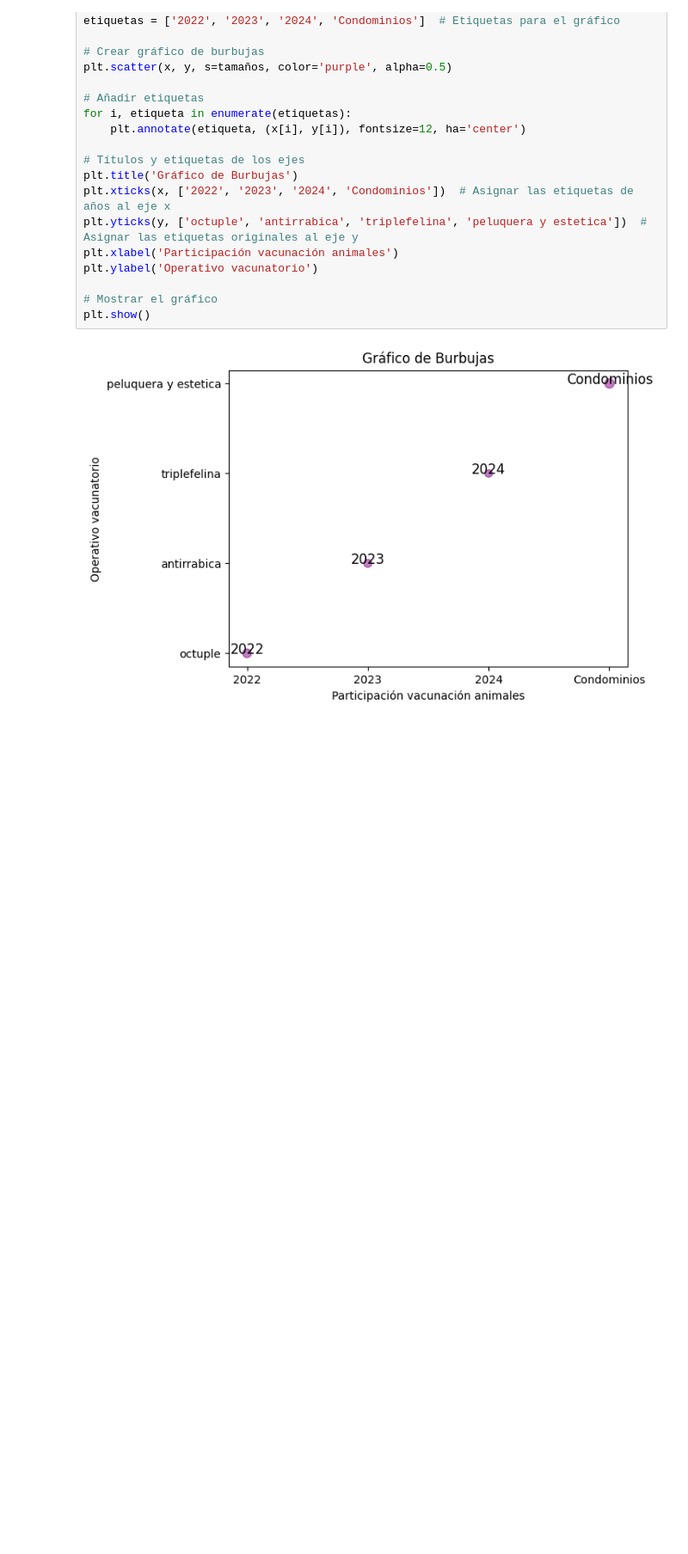
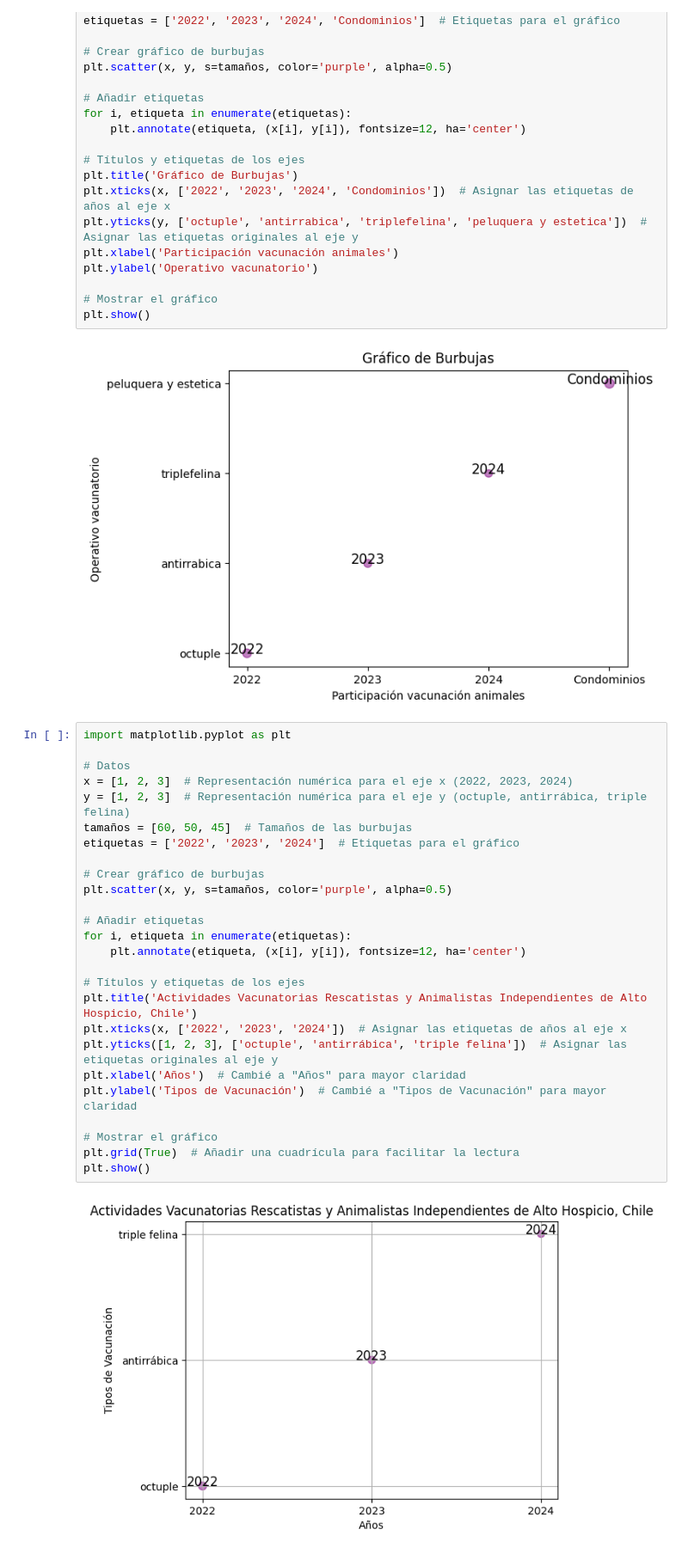
Before and after one commit to Vanessa0ne/Rails, a Jupyter notebook: graficosvacunatorios.ipynb, the cells around one changed output. Shown at 86% size. Cells and saved outputs as stored; diff of their text form; blank space fills up the shorter version.

```diff
--- a/graficosvacunatorios.ipynb
+++ b/graficosvacunatorios.ipynb
@@ -58,3 +58,31 @@ plt.ylabel('Operativo vacunatorio')
 plt.show()
 # %% [output]
 [figure]
+# %%
+import matplotlib.pyplot as plt
+
+# Datos
+x = [1, 2, 3]  # Representación numérica para el eje x (2022, 2023, 2024)
+y = [1, 2, 3]  # Representación numérica para el eje y (octuple, antirrábica, triple felina)
+tamaños = [60, 50, 45]  # Tamaños de las burbujas
+etiquetas = ['2022', '2023', '2024']  # Etiquetas para el gráfico
+
+# Crear gráfico de burbujas
+plt.scatter(x, y, s=tamaños, color='purple', alpha=0.5)
+
+# Añadir etiquetas
+for i, etiqueta in enumerate(etiquetas):
+    plt.annotate(etiqueta, (x[i], y[i]), fontsize=12, ha='center')
+
+# Títulos y etiquetas de los ejes
+plt.title('Actividades Vacunatorias Rescatistas y Animalistas Independientes de Alto Hospicio, Chile')
+plt.xticks(x, ['2022', '2023', '2024'])  # Asignar las etiquetas de años al eje x
+plt.yticks([1, 2, 3], ['octuple', 'antirrábica', 'triple felina'])  # Asignar las etiquetas originales al eje y
+plt.xlabel('Años')  # Cambié a "Años" para mayor claridad
+plt.ylabel('Tipos de Vacunación')  # Cambié a "Tipos de Vacunación" para mayor claridad
+
+# Mostrar el gráfico
+plt.grid(True)  # Añadir una cuadrícula para facilitar la lectura
+plt.show()
+# %% [output]
+[figure, added]
```
